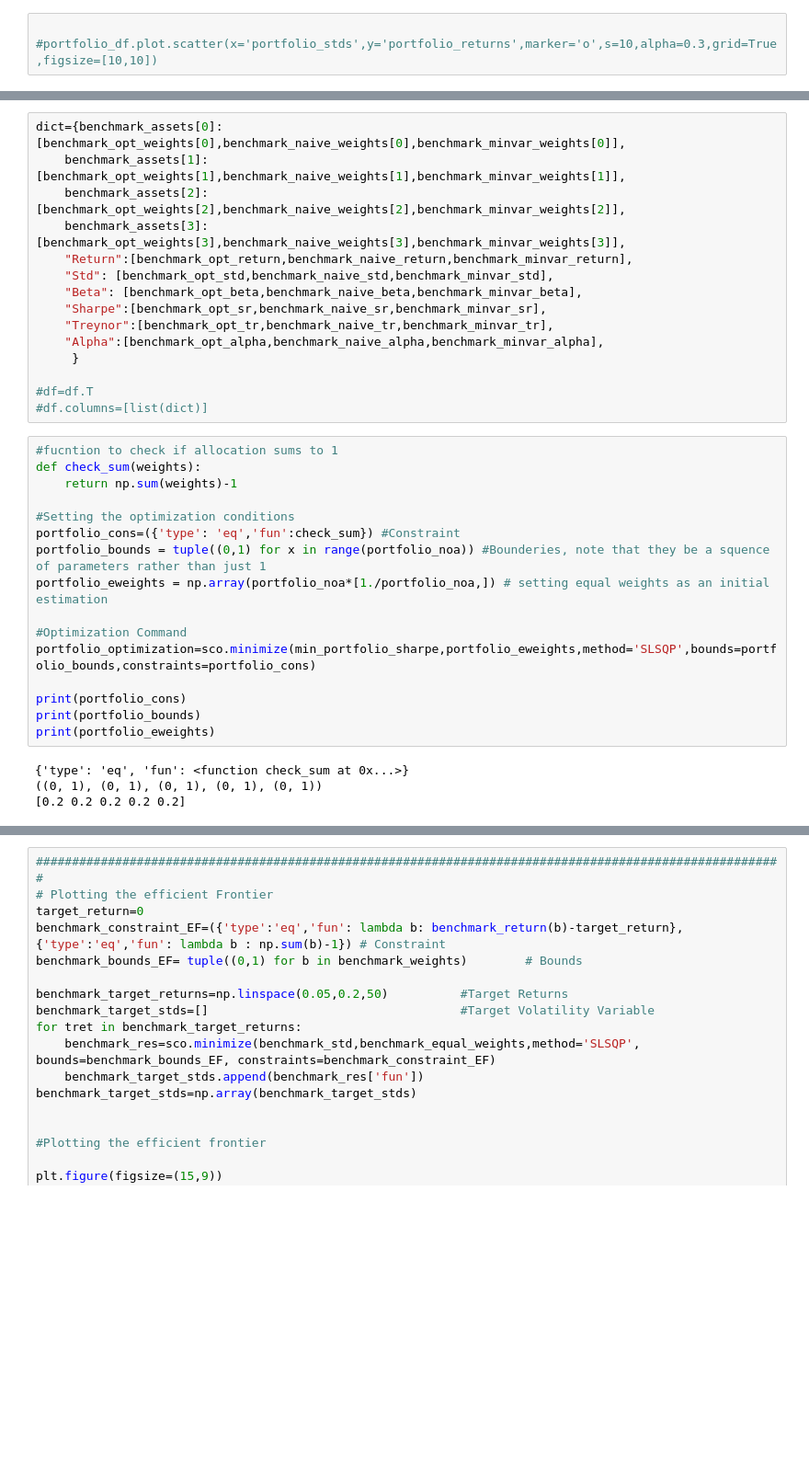
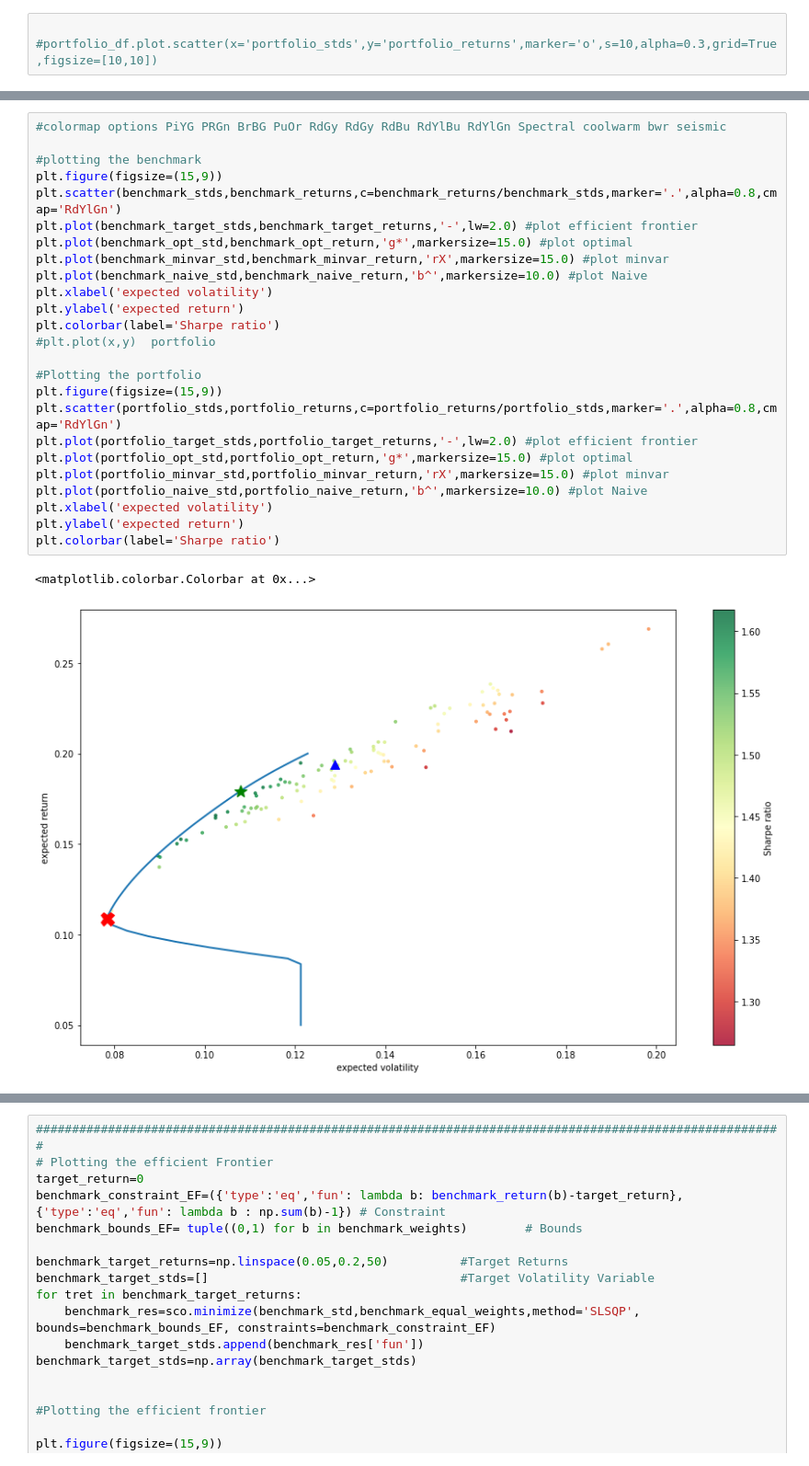
Before and after one commit to zeinalamah/Portfolio-Analysis-Project, a Jupyter notebook: Masters Research Paper - Portfolio Optimization Test 3.ipynb, the cells around one changed output, grey strips where cells are left out. Shown: that part at 92% size. Drawn from its saved outputs; the diff is of its cells as text; blank space fills up the shorter version.

```diff
--- a/Masters Research Paper - Portfolio Optimization Test 3.ipynb
+++ b/Masters Research Paper - Portfolio Optimization Test 3.ipynb
@@ -628,35 +529,28 @@ display(portfolio_summary_df)
-# %%
-dict={benchmark_assets[0]:[benchmark_opt_weights[0],benchmark_naive_weights[0],benchmark_minvar_weights[0]],
-    benchmark_assets[1]:[benchmark_opt_weights[1],benchmark_naive_weights[1],benchmark_minvar_weights[1]],
-    benchmark_assets[2]:[benchmark_opt_weights[2],benchmark_naive_weights[2],benchmark_minvar_weights[2]],
-    benchmark_assets[3]:[benchmark_opt_weights[3],benchmark_naive_weights[3],benchmark_minvar_weights[3]],
-    "Return":[benchmark_opt_return,benchmark_naive_return,benchmark_minvar_return],
-    "Std": [benchmark_opt_std,benchmark_naive_std,benchmark_minvar_std],
-    "Beta": [benchmark_opt_beta,benchmark_naive_beta,benchmark_minvar_beta],
-    "Sharpe":[benchmark_opt_sr,benchmark_naive_sr,benchmark_minvar_sr],
-    "Treynor":[benchmark_opt_tr,benchmark_naive_tr,benchmark_minvar_tr],
-    "Alpha":[benchmark_opt_alpha,benchmark_naive_alpha,benchmark_minvar_alpha],
-     }
-
-#df=df.T
-#df.columns=[list(dict)]
-# %%
-#fucntion to check if allocation sums to 1
-def check_sum(weights):
-    return np.sum(weights)-1
-
-#Setting the optimization conditions
-portfolio_cons=({'type': 'eq','fun':check_sum}) #Constraint
-portfolio_bounds = tuple((0,1) for x in range(portfolio_noa)) #Bounderies, note that they be a squence of parameters rather than just 1
-portfolio_eweights = np.array(portfolio_noa*[1./portfolio_noa,]) # setting equal weights as an initial estimation
-
-#Optimization Command
-portfolio_optimization=sco.minimize(min_portfolio_sharpe,portfolio_eweights,method='SLSQP',bounds=portfolio_bounds,constraints=portfolio_cons)
-
-print(portfolio_cons)
-print(portfolio_bounds)
-print(portfolio_eweights)
-# %% [output]
-{'type': 'eq', 'fun': <function check_sum at 0x...>}
-((0, 1), (0, 1), (0, 1), (0, 1), (0, 1))
-[0.2 0.2 0.2 0.2 0.2]
+# %%
+#colormap options PiYG PRGn BrBG PuOr RdGy RdGy RdBu RdYlBu RdYlGn Spectral coolwarm bwr seismic
+
+#plotting the benchmark
+plt.figure(figsize=(15,9))
+plt.scatter(benchmark_stds,benchmark_returns,c=benchmark_returns/benchmark_stds,marker='.',alpha=0.8,cmap='RdYlGn')
+plt.plot(benchmark_target_stds,benchmark_target_returns,'-',lw=2.0) #plot efficient frontier
+plt.plot(benchmark_opt_std,benchmark_opt_return,'g*',markersize=15.0) #plot optimal
+plt.plot(benchmark_minvar_std,benchmark_minvar_return,'rX',markersize=15.0) #plot minvar
+plt.plot(benchmark_naive_std,benchmark_naive_return,'b^',markersize=10.0) #plot Naive
+plt.xlabel('expected volatility')
+plt.ylabel('expected return')
+plt.colorbar(label='Sharpe ratio')
+#plt.plot(x,y)  portfolio
+
+#Plotting the portfolio
+plt.figure(figsize=(15,9))
+plt.scatter(portfolio_stds,portfolio_returns,c=portfolio_returns/portfolio_stds,marker='.',alpha=0.8,cmap='RdYlGn')
+plt.plot(portfolio_target_stds,portfolio_target_returns,'-',lw=2.0) #plot efficient frontier
+plt.plot(portfolio_opt_std,portfolio_opt_return,'g*',markersize=15.0) #plot optimal
+plt.plot(portfolio_minvar_std,portfolio_minvar_return,'rX',markersize=15.0) #plot minvar
+plt.plot(portfolio_naive_std,portfolio_naive_return,'b^',markersize=10.0) #plot Naive
+plt.xlabel('expected volatility')
+plt.ylabel('expected return')
+plt.colorbar(label='Sharpe ratio')
+# %% [output]
+<matplotlib.colorbar.Colorbar at 0x...>
+[figure, added]
```
Also changed, not shown: parts of 6 cells of this notebook.
